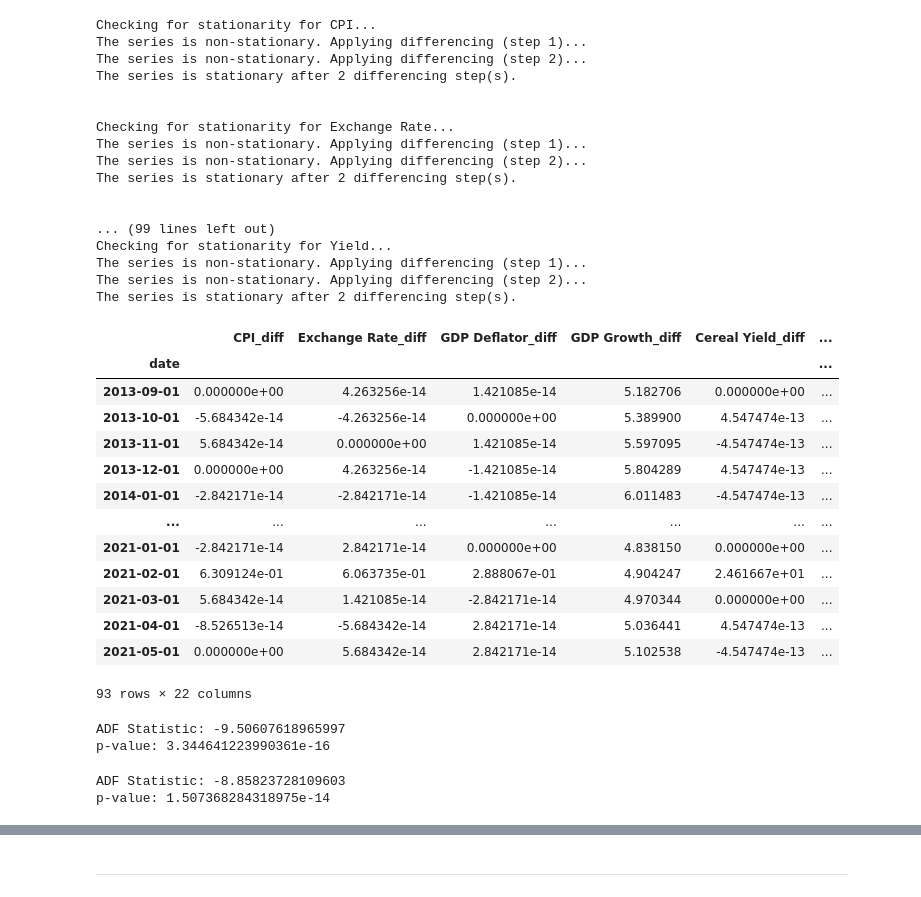
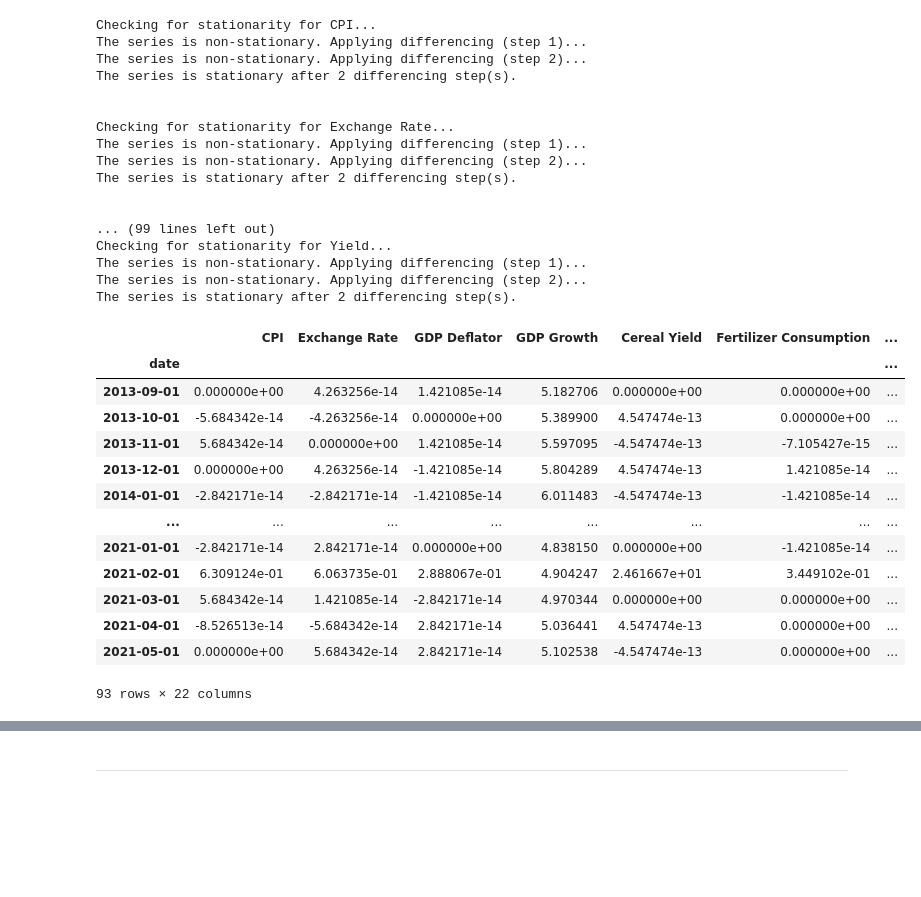
Before and after one commit to lukas-stamm/PAII, a Jupyter notebook: feature_prediction/features_potato.ipynb, the cells around one changed output, grey strips where cells are left out. Drawn from its saved outputs; the diff is of its cells as text; code cells hidden in the pictures; blank space fills up the shorter version.

```diff
--- a/feature_prediction/features_potato.ipynb
+++ b/feature_prediction/features_potato.ipynb
@@ -117,31 +118,23 @@ Checking for stationarity for Yield...
 The series is non-stationary. Applying differencing (step 1)...
 The series is non-stationary. Applying differencing (step 2)...
 The series is stationary after 2 differencing step(s).
-# %%
-features = features[3:]
-features
-# %% [output]
-|  | CPI_diff | Exchange Rate_diff | GDP Deflator_diff | GDP Growth_diff | Cereal Yield_diff | ... |
-| date |  |  |  |  |  | ... |
-| 2013-09-01 | 0.000000e+00 | 4.263256e-14 | 1.421085e-14 | 5.182706 | 0.000000e+00 | ... |
-| 2013-10-01 | -5.684342e-14 | -4.263256e-14 | 0.000000e+00 | 5.389900 | 4.547474e-13 | ... |
-| 2013-11-01 | 5.684342e-14 | 0.000000e+00 | 1.421085e-14 | 5.597095 | -4.547474e-13 | ... |
-| 2013-12-01 | 0.000000e+00 | 4.263256e-14 | -1.421085e-14 | 5.804289 | 4.547474e-13 | ... |
-| 2014-01-01 | -2.842171e-14 | -2.842171e-14 | -1.421085e-14 | 6.011483 | -4.547474e-13 | ... |
-| ... | ... | ... | ... | ... | ... | ... |
-| 2021-01-01 | -2.842171e-14 | 2.842171e-14 | 0.000000e+00 | 4.838150 | 0.000000e+00 | ... |
-| 2021-02-01 | 6.309124e-01 | 6.063735e-01 | 2.888067e-01 | 4.904247 | 2.461667e+01 | ... |
-| 2021-03-01 | 5.684342e-14 | 1.421085e-14 | -2.842171e-14 | 4.970344 | 0.000000e+00 | ... |
-| 2021-04-01 | -8.526513e-14 | -5.684342e-14 | 2.842171e-14 | 5.036441 | 4.547474e-13 | ... |
-| 2021-05-01 | 0.000000e+00 | 5.684342e-14 | 2.842171e-14 | 5.102538 | -4.547474e-13 | ... |
-93 rows × 22 columns
-# %%
-adf_result = adfuller(features.iloc[:, 0])
-
-print(f'ADF Statistic: {adf_result[0]}')
-print(f'p-value: {adf_result[1]}')
-# %% [output]
-ADF Statistic: -9.50607618965997
-p-value: 3.344641223990361e-16
+# %%
+diff_features = diff_features[3:]
+diff_features
+# %% [output]
+|  | CPI | Exchange Rate | GDP Deflator | GDP Growth | Cereal Yield | Fertilizer Consumption | ... |
+| date |  |  |  |  |  |  | ... |
+| 2013-09-01 | 0.000000e+00 | 4.263256e-14 | 1.421085e-14 | 5.182706 | 0.000000e+00 | 0.000000e+00 | ... |
+| 2013-10-01 | -5.684342e-14 | -4.263256e-14 | 0.000000e+00 | 5.389900 | 4.547474e-13 | 0.000000e+00 | ... |
+| 2013-11-01 | 5.684342e-14 | 0.000000e+00 | 1.421085e-14 | 5.597095 | -4.547474e-13 | -7.105427e-15 | ... |
+| 2013-12-01 | 0.000000e+00 | 4.263256e-14 | -1.421085e-14 | 5.804289 | 4.547474e-13 | 1.421085e-14 | ... |
+| 2014-01-01 | -2.842171e-14 | -2.842171e-14 | -1.421085e-14 | 6.011483 | -4.547474e-13 | -1.421085e-14 | ... |
+| ... | ... | ... | ... | ... | ... | ... | ... |
+| 2021-01-01 | -2.842171e-14 | 2.842171e-14 | 0.000000e+00 | 4.838150 | 0.000000e+00 | -1.421085e-14 | ... |
+| 2021-02-01 | 6.309124e-01 | 6.063735e-01 | 2.888067e-01 | 4.904247 | 2.461667e+01 | 3.449102e-01 | ... |
+| 2021-03-01 | 5.684342e-14 | 1.421085e-14 | -2.842171e-14 | 4.970344 | 0.000000e+00 | 0.000000e+00 | ... |
+| 2021-04-01 | -8.526513e-14 | -5.684342e-14 | 2.842171e-14 | 5.036441 | 4.547474e-13 | 0.000000e+00 | ... |
+| 2021-05-01 | 0.000000e+00 | 5.684342e-14 | 2.842171e-14 | 5.102538 | -4.547474e-13 | 0.000000e+00 | ... |
+93 rows × 22 columns
 # %%
 # split train test data. 12 months for test data
@@ -149,14 +142,6 @@ train_data = features[:-12]
 test_data = features[-12:]
 # %%
 train_data = train_data.asfreq('MS')
-# %%
-adf_result = adfuller(train_data.iloc[:, 7])
-
-print(f'ADF Statistic: {adf_result[0]}')
-print(f'p-value: {adf_result[1]}')
-# %% [output]
-ADF Statistic: -8.85823728109603
-p-value: 1.507368284318975e-14
 # %%
 from typing import Union
 from tqdm.notebook import tqdm
```
Also changed, not shown: parts of 8 cells of this notebook, 2 other files.
